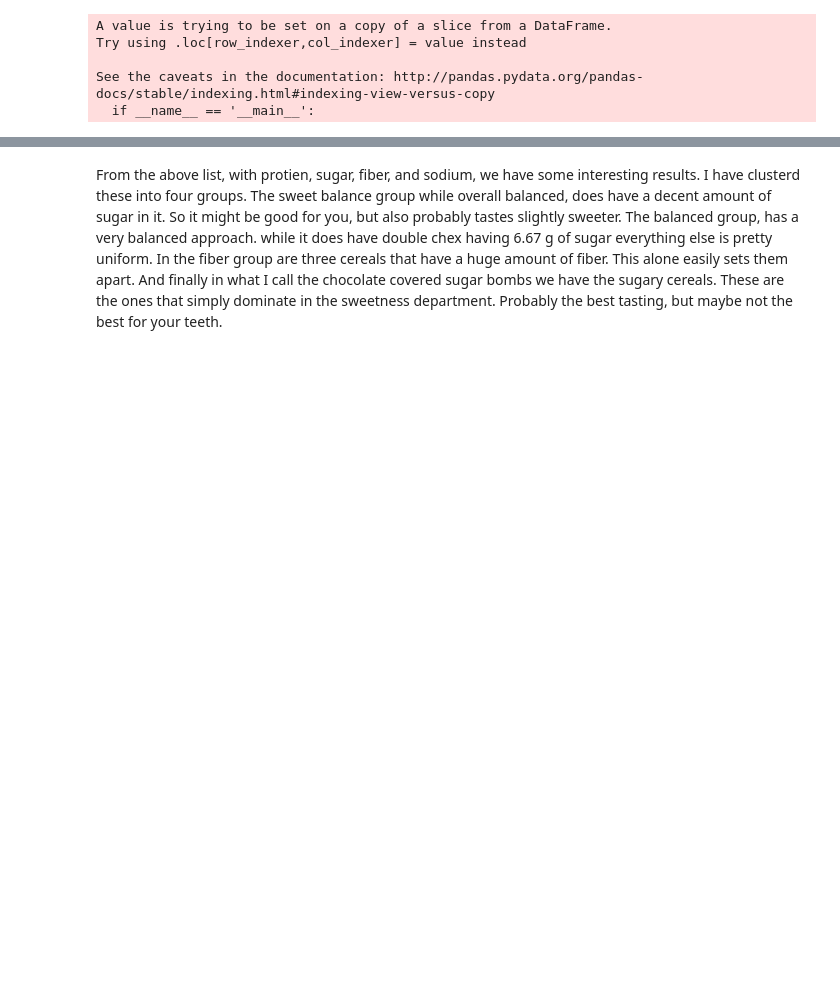
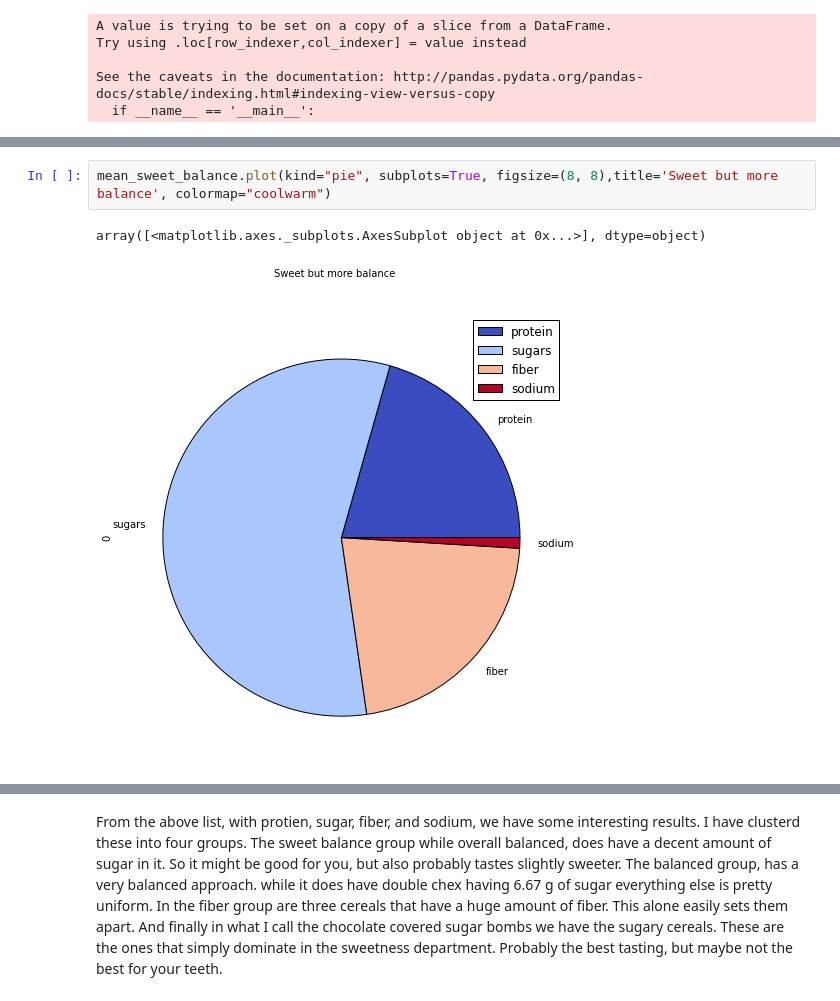
Before and after one commit to tiy-gvl-python-2015-09/honey-nut-clusters, a Jupyter notebook: Milk_and_cereal(Cereal_and_milk).ipynb, the cells around one changed output, grey strips where cells are left out. Saved outputs shown, nothing was run; the diff lists cells and outputs as text; blank space fills up the shorter version.

```diff
--- a/Milk_and_cereal(Cereal_and_milk).ipynb
+++ b/Milk_and_cereal(Cereal_and_milk).ipynb
@@ -111,0 +105,5 @@ cluster
+# %%
+mean_sweet_balance.plot(kind="pie", subplots=True, figsize=(8, 8),title='Sweet but more balance', colormap="coolwarm")
+# %% [output]
+array([<matplotlib.axes._subplots.AxesSubplot object at 0x...>], dtype=object)
+[figure, added]
```
Also changed, not shown: parts of 11 cells of this notebook.
